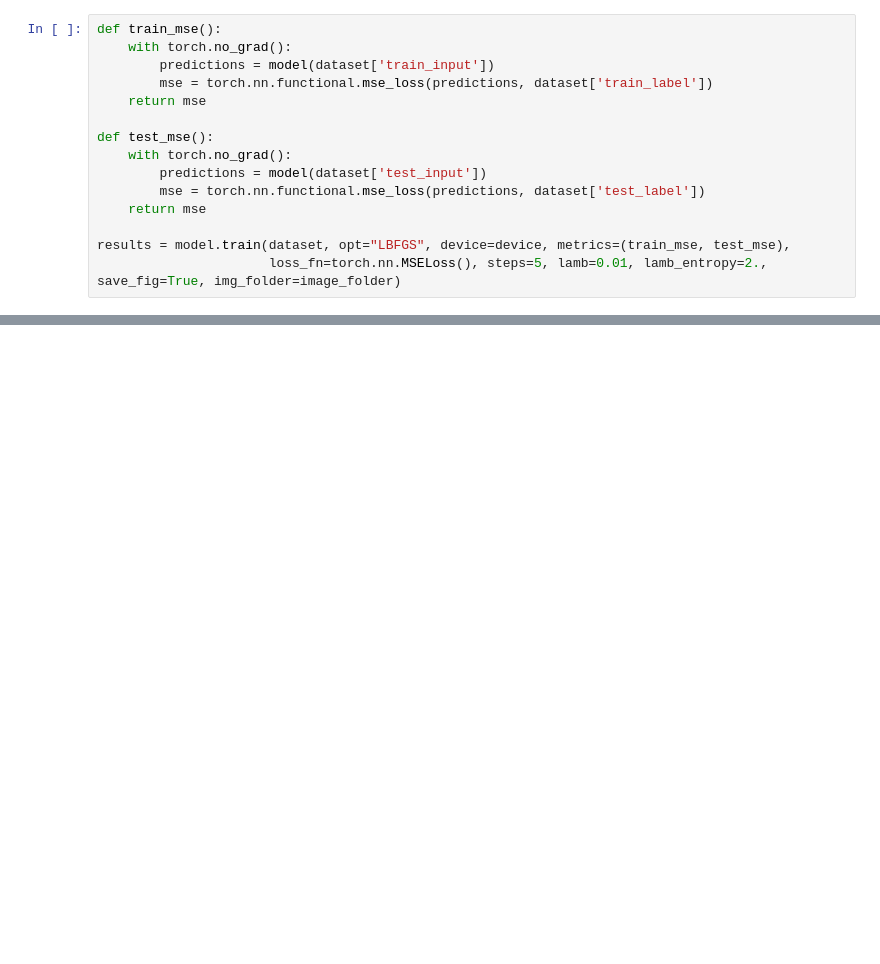
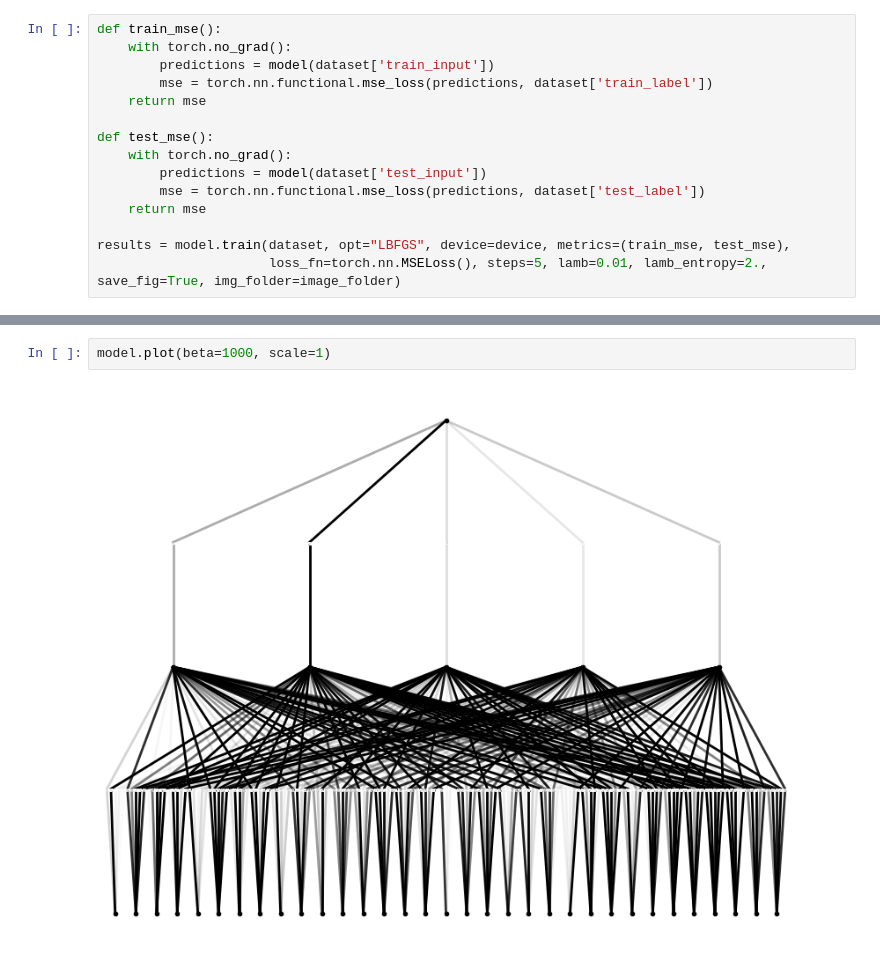
Before and after one commit to Benjaxmen/prediccion-puntaje, a Jupyter notebook: implementacion_KAN.ipynb, the cells around one changed output, grey strips where cells are left out. Drawn from its saved outputs; the diff is of its cells as text; blank space fills up the shorter version.

```diff
--- a/implementacion_KAN.ipynb
+++ b/implementacion_KAN.ipynb
@@ -159,0 +191,4 @@ model.plot(beta=50, scale=1, out_vars=['PROMEDIO_CM_MAX'])
+# %%
+model.plot(beta=1000, scale=1)
+# %% [output]
+[figure, added]
```
Also changed, not shown: parts of 46 cells of this notebook.
